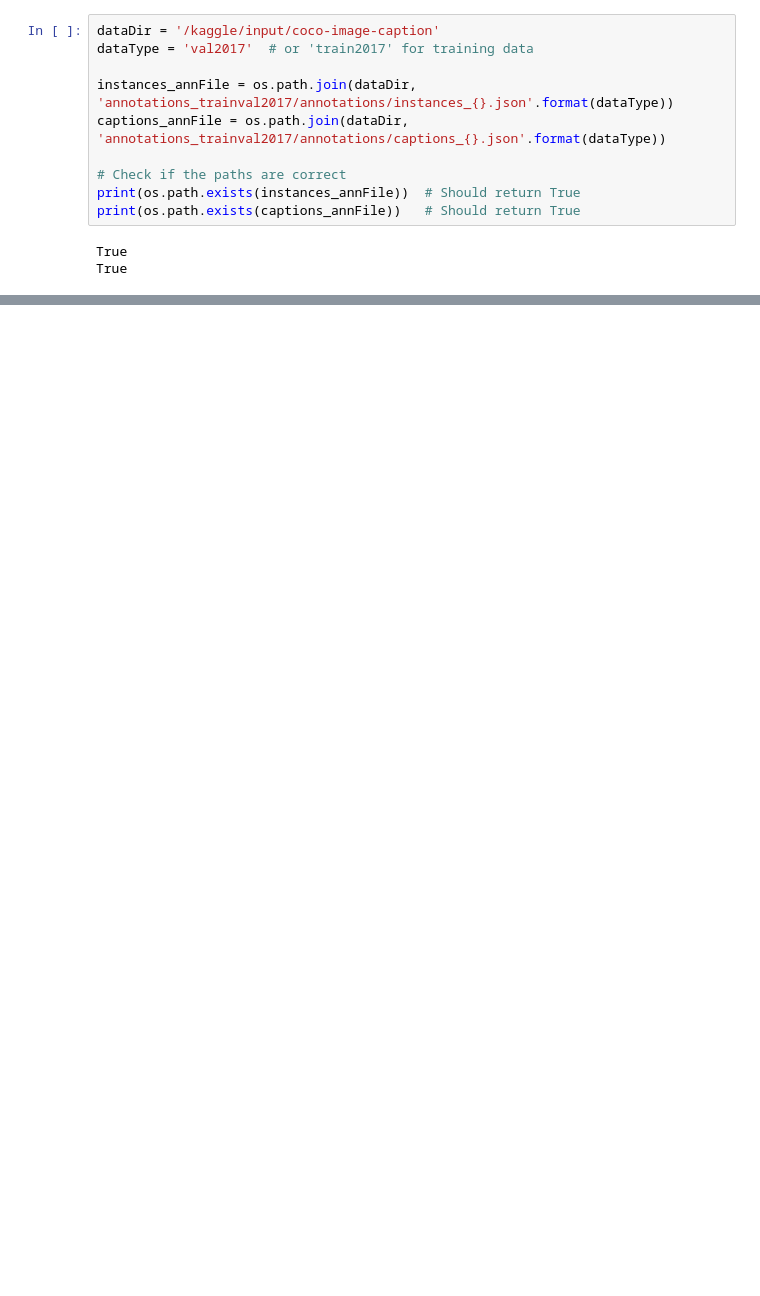
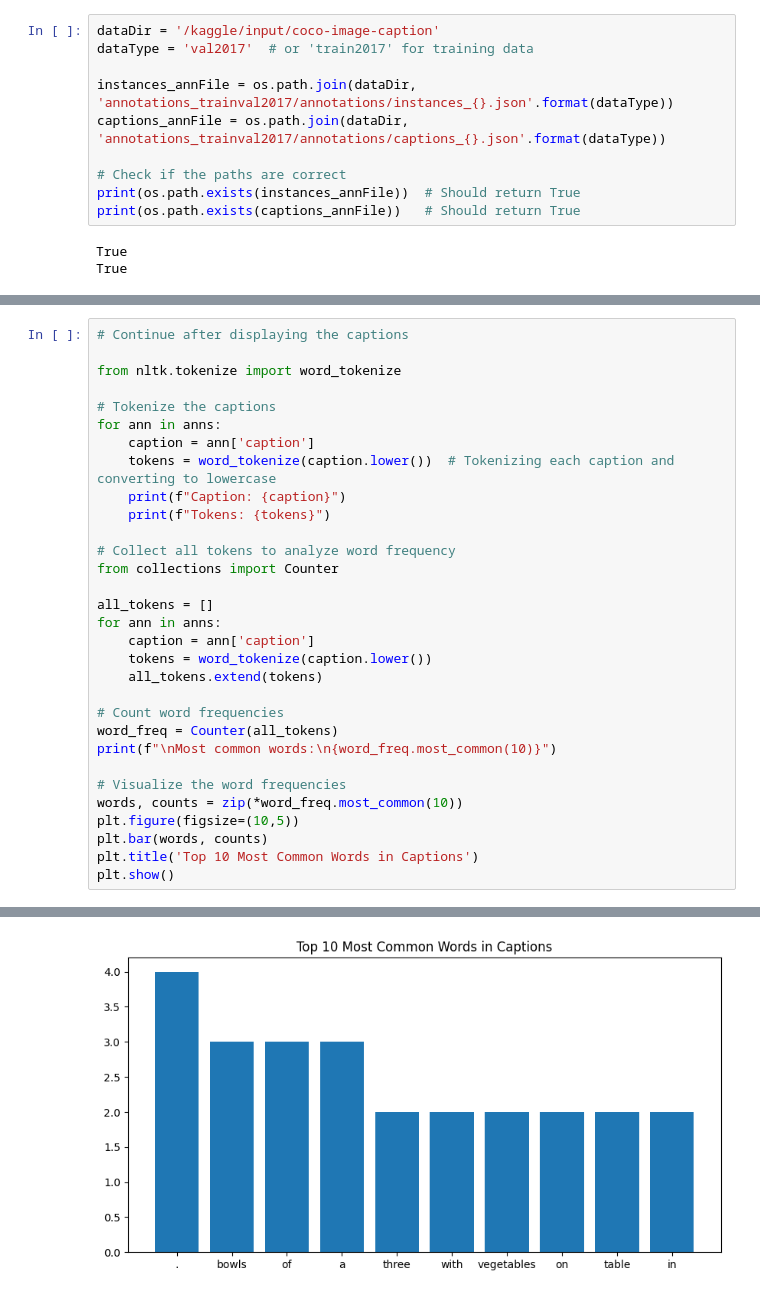
Before and after one commit to natisitotaw/PicScribe-Image-Captioner, a Jupyter notebook: dataset.ipynb, the cells around one changed output, grey strips where cells are left out. Cells and saved outputs as stored; diff of their text form; blank space fills up the shorter version.

```diff
--- a/dataset.ipynb
+++ b/dataset.ipynb
@@ -81,0 +96,32 @@ A woman posing on skis with a ski lift in the background.
+# %%
+# Continue after displaying the captions
+
+from nltk.tokenize import word_tokenize
+
+# Tokenize the captions
+for ann in anns:
+    caption = ann['caption']
+    tokens = word_tokenize(caption.lower())  # Tokenizing each caption and converting to lowercase
+    print(f"Caption: {caption}")
+    print(f"Tokens: {tokens}")
+
+# Collect all tokens to analyze word frequency
+from collections import Counter
+
+all_tokens = []
+for ann in anns:
+    caption = ann['caption']
+    tokens = word_tokenize(caption.lower())
+    all_tokens.extend(tokens)
+
+# Count word frequencies
+word_freq = Counter(all_tokens)
+print(f"\nMost common words:\n{word_freq.most_common(10)}")
+
+# Visualize the word frequencies
+words, counts = zip(*word_freq.most_common(10))
+plt.figure(figsize=(10,5))
+plt.bar(words, counts)
+plt.title('Top 10 Most Common Words in Captions')
+plt.show()
+# %% [output]
@@ -81,0 +141 @@ A woman posing on skis with a ski lift in the background.
+[figure, added]
```
Also changed, not shown: parts of 8 cells of this notebook, 1 other file.
